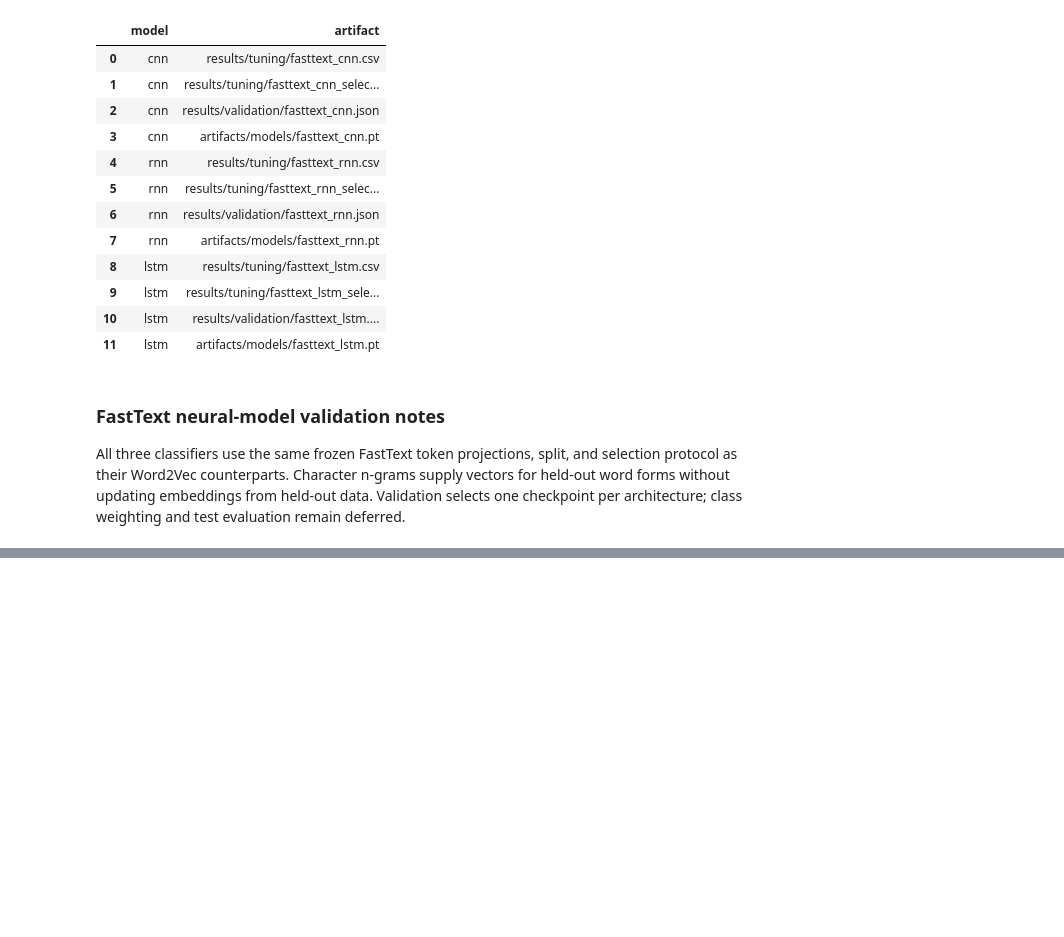
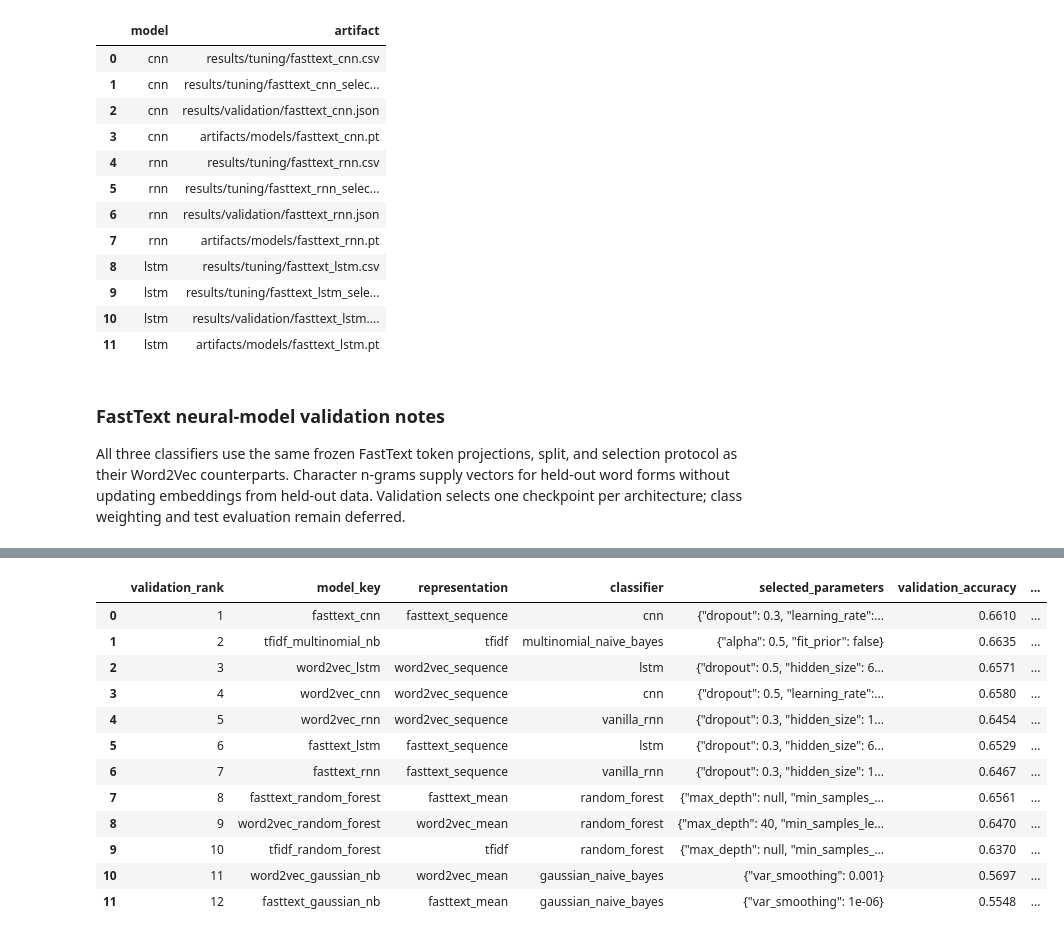
Before and after one commit to iAboud98/arabic-sentiment-analysis, a Jupyter notebook: notebooks/arabic_sentiment_analysis.ipynb, the cells around one changed output, grey strips where cells are left out. Cells and saved outputs as stored; diff of their text form; code cells hidden in the pictures; blank space fills up the shorter version.

```diff
--- a/notebooks/arabic_sentiment_analysis.ipynb
+++ b/notebooks/arabic_sentiment_analysis.ipynb
@@ -4338,0 +4973,81 @@ All three classifiers use the same frozen FastText token projections, split, and
+# %%
+BASELINE_MODEL_KEYS = [
+    "tfidf_multinomial_nb",
+    "tfidf_random_forest",
+    "word2vec_gaussian_nb",
+    "word2vec_random_forest",
+    "word2vec_cnn",
+    "word2vec_rnn",
+    "word2vec_lstm",
+    "fasttext_gaussian_nb",
+    "fasttext_random_forest",
+    "fasttext_cnn",
+    "fasttext_rnn",
+    "fasttext_lstm",
+]
+BASELINE_VALIDATION_PAYLOADS = {}
+validation_comparison_rows = []
+for model_key in BASELINE_MODEL_KEYS:
+    validation_path = validation_results_directory / f"{model_key}.json"
+    with validation_path.open(encoding="utf-8") as result_file:
+        payload = json.load(result_file)
+    if payload["test_evaluated"]:
+        raise ValueError(f"Test leakage detected before freeze: {model_key}")
+    BASELINE_VALIDATION_PAYLOADS[model_key] = payload
+    validation_comparison_rows.append(
+        {
+            "model_key": model_key,
+            "representation": payload["representation"],
+            "classifier": payload["classifier"],
+            "selected_parameters": json.dumps(
+                payload["selected_parameters"],
+                ensure_ascii=False,
+                sort_keys=True,
+            ),
+            **{
+                f"validation_{metric_name}": metric_value
+                for metric_name, metric_value in payload["aggregate_metrics"].items()
+            },
+        }
+    )
+validation_model_comparison = (
+    pd.DataFrame(validation_comparison_rows)
+    .sort_values(
+        [
+            "validation_f1_macro",
+            "validation_f1_weighted",
+            "validation_accuracy",
+            "model_key",
+        ],
+        ascending=[False, False, False, True],
+        kind="mergesort",
+    )
+    .reset_index(drop=True)
+)
+validation_model_comparison.insert(
+    0, "validation_rank", np.arange(1, len(validation_model_comparison) + 1)
+)
+SELECTED_FINAL_MODEL_KEY = str(validation_model_comparison.iloc[0]["model_key"])
+SELECTED_FINAL_EXPERIMENT_ID = BASELINE_VALIDATION_PAYLOADS[
+    SELECTED_FINAL_MODEL_KEY
+]["experiment_id"]
+if SELECTED_FINAL_MODEL_KEY != "fasttext_cnn":
+    raise ValueError(
+        "The deterministic validation winner changed; review final seed protocol."
+    )
+display(validation_model_comparison.round(4))
+print(f"Frozen validation-selected model: {SELECTED_FINAL_MODEL_KEY}")
+# %% [output]
+|  | validation_rank | model_key | representation | classifier | selected_parameters | validation_accuracy | ... |
+| 0 | 1 | fasttext_cnn | fasttext_sequence | cnn | {"dropout": 0.3, "learning_rate":... | 0.6610 | ... |
+| 1 | 2 | tfidf_multinomial_nb | tfidf | multinomial_naive_bayes | {"alpha": 0.5, "fit_prior": false} | 0.6635 | ... |
+| 2 | 3 | word2vec_lstm | word2vec_sequence | lstm | {"dropout": 0.5, "hidden_size": 6... | 0.6571 | ... |
+| 3 | 4 | word2vec_cnn | word2vec_sequence | cnn | {"dropout": 0.5, "learning_rate":... | 0.6580 | ... |
+| 4 | 5 | word2vec_rnn | word2vec_sequence | vanilla_rnn | {"dropout": 0.3, "hidden_size": 1... | 0.6454 | ... |
+| 5 | 6 | fasttext_lstm | fasttext_sequence | lstm | {"dropout": 0.3, "hidden_size": 6... | 0.6529 | ... |
+| 6 | 7 | fasttext_rnn | fasttext_sequence | vanilla_rnn | {"dropout": 0.3, "hidden_size": 1... | 0.6467 | ... |
+| 7 | 8 | fasttext_random_forest | fasttext_mean | random_forest | {"max_depth": null, "min_samples_... | 0.6561 | ... |
+| 8 | 9 | word2vec_random_forest | word2vec_mean | random_forest | {"max_depth": 40, "min_samples_le... | 0.6470 | ... |
+| 9 | 10 | tfidf_random_forest | tfidf | random_forest | {"max_depth": null, "min_samples_... | 0.6370 | ... |
+| 10 | 11 | word2vec_gaussian_nb | word2vec_mean | gaussian_naive_bayes | {"var_smoothing": 0.001} | 0.5697 | ... |
+| 11 | 12 | fasttext_gaussian_nb | fasttext_mean | gaussian_naive_bayes | {"var_smoothing": 1e-06} | 0.5548 | ... |
```
Also changed, not shown: parts of 35 cells of this notebook, 31 other files.
